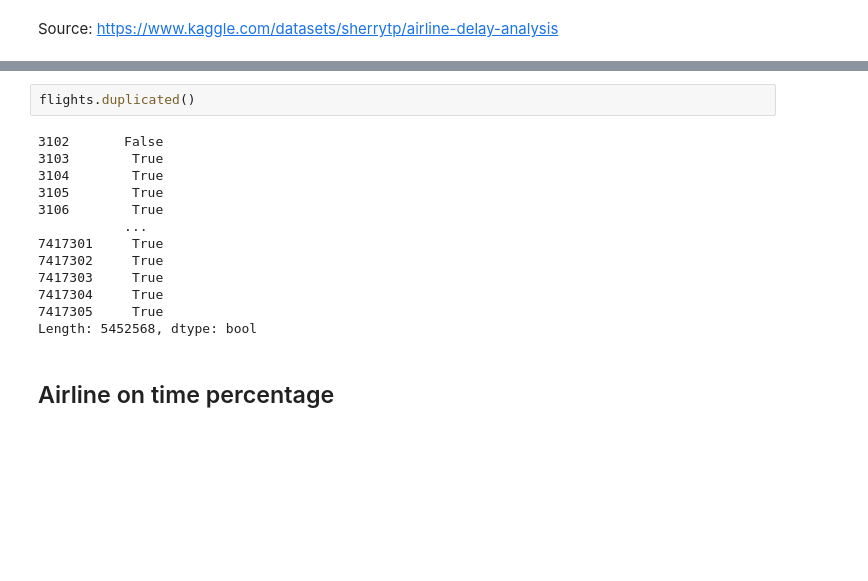
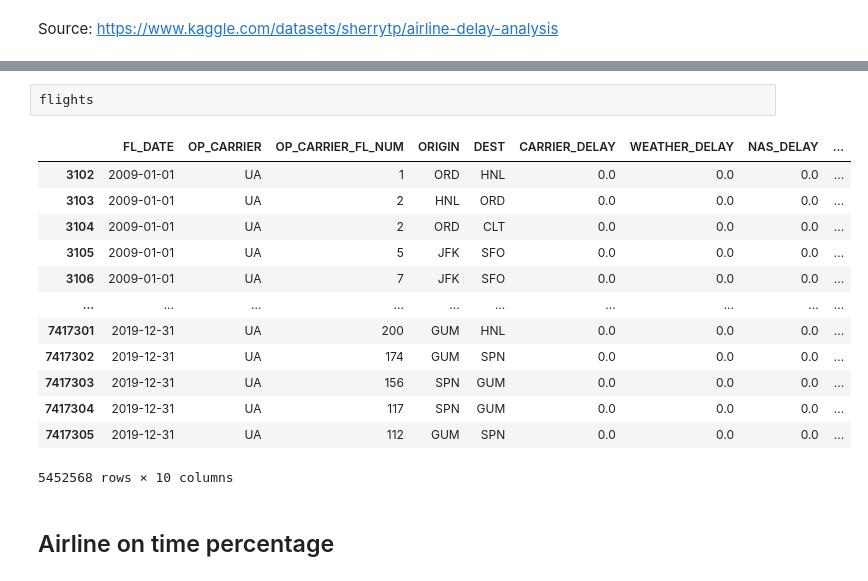
Before and after one commit to CLOUD-NINE-FLIGHT-SOLUTIONS/CLOUD-NINE-FLIGHT-SOLUTIONS, a Jupyter notebook: Alfred/final_notebook.ipynb, the cells around one changed output, grey strips where cells are left out. Cells and saved outputs as stored; diff of their text form; blank space fills up the shorter version.

```diff
--- a/Alfred/final_notebook.ipynb
+++ b/Alfred/final_notebook.ipynb
@@ -48,18 +48,19 @@ flights.head(100)
 # %%
-flights.duplicated()
+flights
 # %% [output]
+|  | FL_DATE | OP_CARRIER | OP_CARRIER_FL_NUM | ORIGIN | DEST | CARRIER_DELAY | WEATHER_DELAY | NAS_DELAY | ... |
+| 3102 | 2009-01-01 | UA | 1 | ORD | HNL | 0.0 | 0.0 | 0.0 | ... |
+| 3103 | 2009-01-01 | UA | 2 | HNL | ORD | 0.0 | 0.0 | 0.0 | ... |
+| 3104 | 2009-01-01 | UA | 2 | ORD | CLT | 0.0 | 0.0 | 0.0 | ... |
+| 3105 | 2009-01-01 | UA | 5 | JFK | SFO | 0.0 | 0.0 | 0.0 | ... |
+| 3106 | 2009-01-01 | UA | 7 | JFK | SFO | 0.0 | 0.0 | 0.0 | ... |
+| ... | ... | ... | ... | ... | ... | ... | ... | ... | ... |
+| 7417301 | 2019-12-31 | UA | 200 | GUM | HNL | 0.0 | 0.0 | 0.0 | ... |
+| 7417302 | 2019-12-31 | UA | 174 | GUM | SPN | 0.0 | 0.0 | 0.0 | ... |
+| 7417303 | 2019-12-31 | UA | 156 | SPN | GUM | 0.0 | 0.0 | 0.0 | ... |
+| 7417304 | 2019-12-31 | UA | 117 | SPN | GUM | 0.0 | 0.0 | 0.0 | ... |
+| 7417305 | 2019-12-31 | UA | 112 | GUM | SPN | 0.0 | 0.0 | 0.0 | ... |
-3102       False
-3103        True
-3104        True
-3105        True
-3106        True
-           ...
-7417301     True
-7417302     True
-7417303     True
-7417304     True
-7417305     True
-Length: 5452568, dtype: bool
+5452568 rows × 10 columns
 # %% [markdown]
 ## Airline on time percentage
 # %%
```
Also changed, not shown: parts of 15 cells of this notebook, 4 other files.
